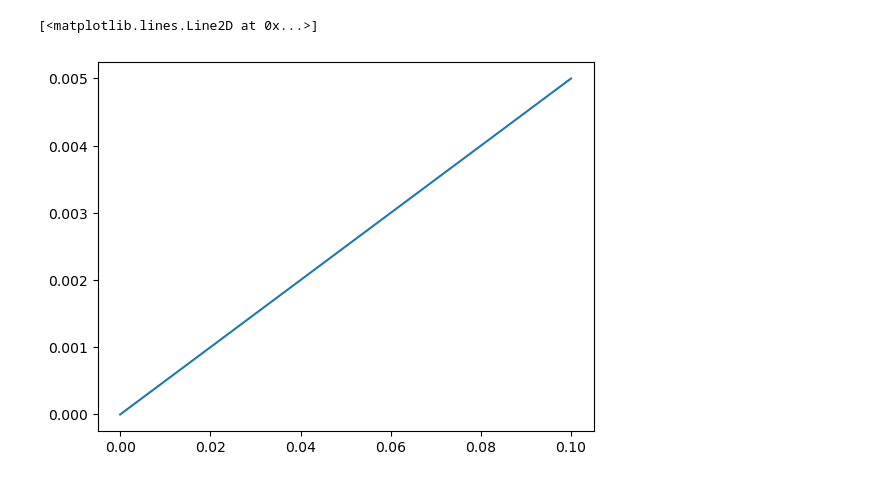
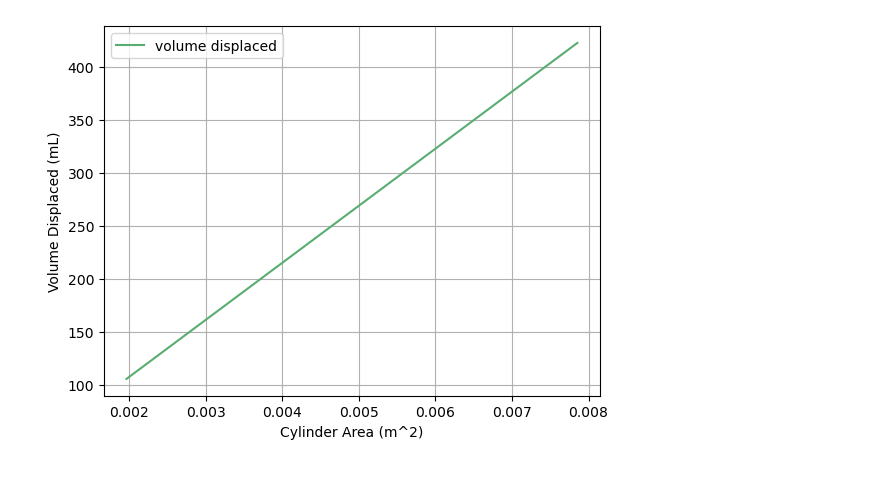
Before and after one commit to keroshanpillay/WeSuckOnWounds, a Jupyter notebook: retro_init_calcs.ipynb, the cells around one changed output. Drawn from its saved outputs; the diff is of its cells as text; code cells hidden in the pictures.

```diff
--- a/retro_init_calcs.ipynb
+++ b/retro_init_calcs.ipynb
@@ -94,7 +117,48 @@ Text(0.5, 1.0, 'Force vs Syringe Pullback (Spring). Head area = 0.00196349540849
-# %%
-V = 1e-5 #m^3
-V_cyl = A * x
-plt.plot(x, V_cyl, label='Cylinder Volume')
-# %% [output]
-[<matplotlib.lines.Line2D at 0x...>]
-[figure, removed]
+# %%
+#Pressure needed at syringe exit
+
+p_min = 5500
+p_max = 7000
+
+
+#Spring
+k = 50
+x = np.linspace(0, 0.1, 100) #0.1 meter syringe pullback
+
+#Syringe Details
+r = np.linspace(0.05, 0.1, 100)/2 #m
+A_cyl_body = np.pi * r**2 #m^2
+
+#Exit conditions
+r_exit = 0.02/2 #m
+A_exit = np.pi * r_exit**2 #m^2
+f_min = p_min * A_exit
+f_max = p_max * A_exit
+
+x_min = f_min/k
+x_max = f_vac/k
+
+
+#Vac pressure and force
+
+p_vac = 1000 #Pa
+f_vac = p_vac*A_cyl_body
+
+#Volumetric flow rate conditions
+
+fig, ax = plt.subplots()
+volume_displaced = A_cyl_body*(x_max-x_min)*10**6 #mL
+ax.plot(A_cyl_body, volume_displaced, label = 'volume displaced', c=np.random.rand(3,))
+plt.xlabel('Cylinder Area (m^2)')
+plt.ylabel('Volume Displaced (mL)')
+#plt.title('Force vs Syringe Pullback (Spring). Cylinder Area = '+str(round(A_cyl_body*100,2))+'cm^2. Exit Area = '+str(round(A_exit*100,2))+'cm^2')
+plt.legend()
+ax.grid()
+plt.show()
+
+#The total time can be calculated via conservation of energy
+# That is, F_vac*deltaT = 1/2 * k * x^2 -> deltaT = ...
+
+deltaT = (0.5*k*(x_max-x_min)**2)/f_vac
+# %% [output]
+[figure, added]
```
Also changed, not shown: parts of 3 cells of this notebook.
